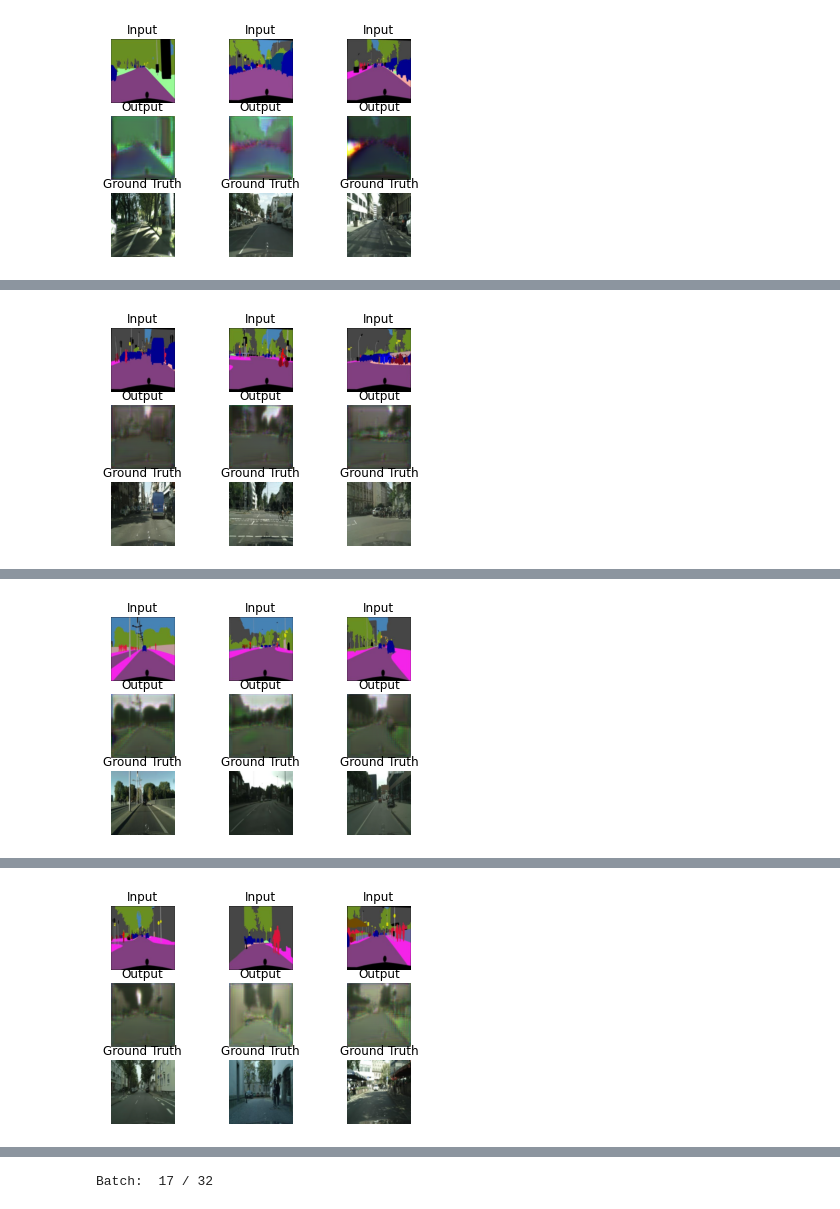
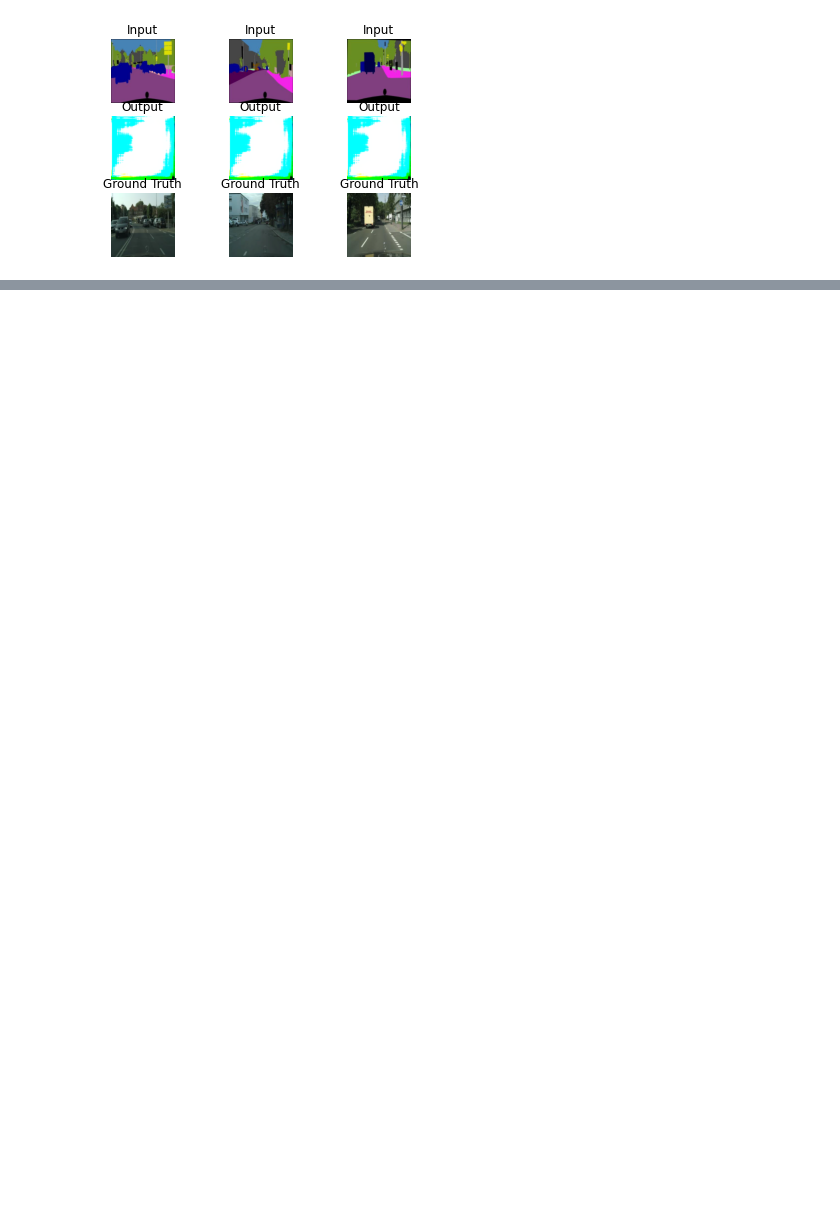
Before and after one commit to HariharanGopinath/data-augmentation-using-generative-adversarial-networks, a Jupyter notebook: Handwritten Digits Generator With a GAN/Main_notebook.ipynb, the cells around one changed output, grey strips where cells are left out. Drawn from its saved outputs; the diff is of its cells as text; code cells hidden in the pictures; blank space fills up the shorter version.

Commit message:
Revert "FIXED IMAGE PROBLEM!!"
This reverts commit c8c4f4250193468bd1369f1c303e4b20405d8387.

```diff
--- a/Handwritten Digits Generator With a GAN/Main_notebook.ipynb
+++ b/Handwritten Digits Generator With a GAN/Main_notebook.ipynb
@@ -6,8 +6,6 @@ from glob import glob
 import numpy as np
 import tensorflow as tf
 import matplotlib.pyplot as plt
-from matplotlib.colors import LogNorm
-
 from skimage import transform
 from keras.layers import Input, Dense, Reshape, Flatten, Dropout, Concatenate
 from keras.layers import BatchNormalization, Activation, ZeroPadding2D
@@ -50,7 +48,8 @@ def load_data(dataset_name, batch_size=1, is_val=False):
         else:
             img_A, img_B = img[:, :_w, :], img[:, _w:, :]
 
-
+#         plt.imshow(img_A)
+#         plt.imshow(img_B)
 
         # decreasing the resolution
         img_A = transform.resize(img_A, img_res)  # Ground Truth image
@@ -64,12 +63,8 @@ def load_data(dataset_name, batch_size=1, is_val=False):
         imgs_A.append(img_A)
         imgs_B.append(img_B)
 
-#     imgs_A = np.array(imgs_A) / 127.5 - 1.  # normalizing the images
-#     imgs_B = np.array(imgs_B) / 127.5 - 1.
-
-
-    imgs_A = (imgs_A)/np.max(imgs_A) - 1
-    imgs_B = (imgs_B)/np.max(imgs_B) - 1
+    imgs_A = np.array(imgs_A) / 127.5 - 1.  # normalizing the images
+    imgs_B = np.array(imgs_B) / 127.5 - 1.
 
     return imgs_A, imgs_B
 
@@ -103,11 +98,8 @@ def load_batch(dataset_name, batch_size=1, is_val=False):
             imgs_B.append(img_B)
 
         # normalizing the images
-#         imgs_A = np.array(imgs_A) / 127.5 - 1.
-#         imgs_B = np.array(imgs_B) / 127.5 - 1.
-
-        imgs_A = (imgs_A)/np.max(imgs_A) - 1
-        imgs_B = (imgs_B)/np.max(imgs_B) - 1
+        imgs_A = np.array(imgs_A) / 127.5 - 1.
+        imgs_B = np.array(imgs_B) / 127.5 - 1.
 
         yield imgs_A, imgs_B
 
@@ -294,7 +286,7 @@ def train(dataset_name, epochs, batch_size=1, show_interval=10):
             show_images(dataset_name, epoch, batch_i)
 
 
-train("cityscapes", epochs=10, batch_size=32, show_interval=1)
+train("cityscapes", epochs=5, batch_size=32, show_interval=1)
 # %% [output]
 C:\Users\moose\OneDrive\Documents\GitHub\Data-Augmentation-Using-Generative-Adversarial-Networks\Handwritten Digits Generator With a GAN
 ['cityscapes']
@@ -302 +294 @@ C:\Users\moose\OneDrive\Documents\GitHub\Data-Augmentation-Using-Generative-Adve
-[figure, old version]
+[figure, new version]
@@ -304 +295,0 @@ C:\Users\moose\OneDrive\Documents\GitHub\Data-Augmentation-Using-Generative-Adve
-[figure, removed]
@@ -306 +295,0 @@ C:\Users\moose\OneDrive\Documents\GitHub\Data-Augmentation-Using-Generative-Adve
-[figure, removed]
@@ -308 +295,0 @@ C:\Users\moose\OneDrive\Documents\GitHub\Data-Augmentation-Using-Generative-Adve
-[figure, removed]
@@ -311,2 +296 @@ C:\Users\moose\OneDrive\Documents\GitHub\Data-Augmentation-Using-Generative-Adve
-Batch:  17 / 32
 # %%
```
Also changed, not shown: parts of 2 cells of this notebook.
